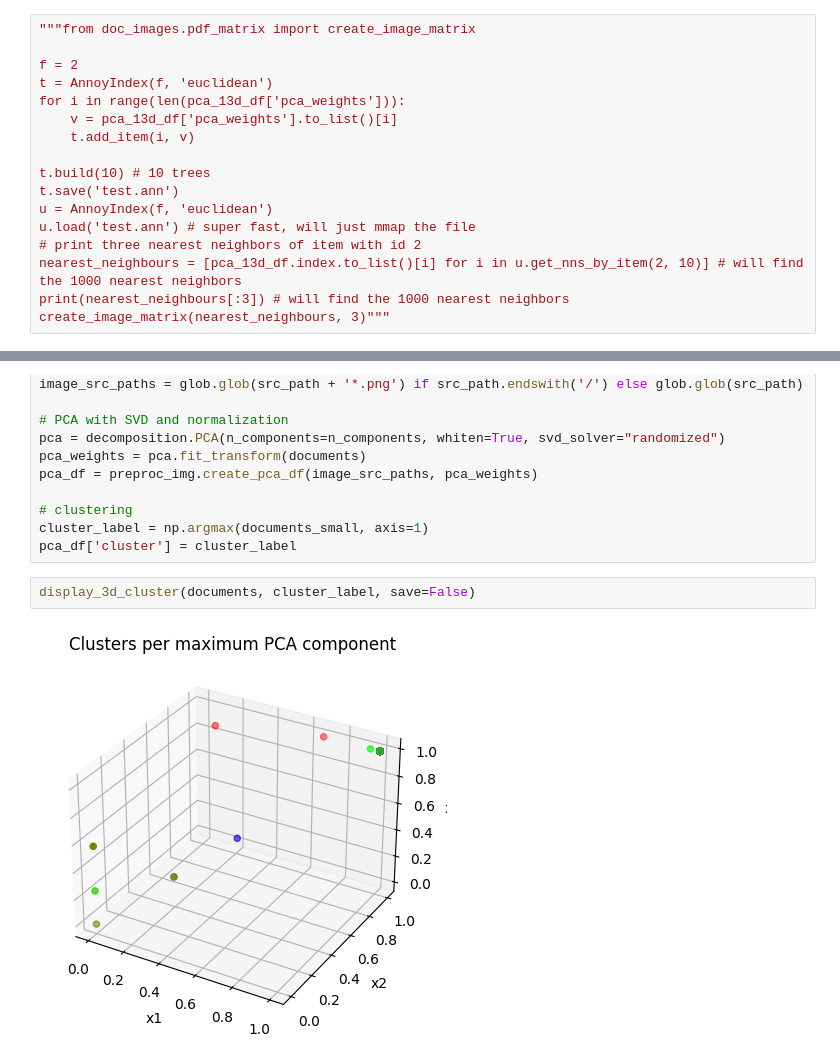
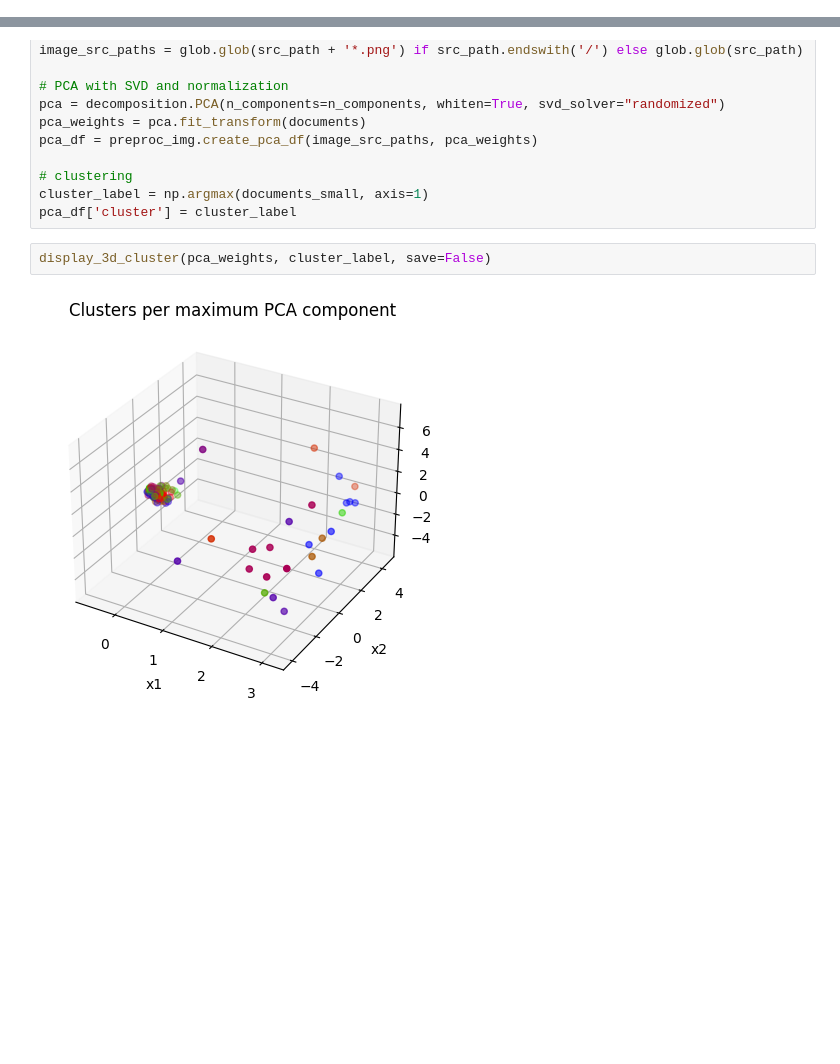
Before and after one commit to KlaraGtknst/topic-analysis-text-data, a Jupyter notebook: image_clustering.ipynb, the cells around one changed output, grey strips where cells are left out. Cells and saved outputs as stored; diff of their text form; blank space fills up the shorter version.

Commit message:
fix: 3d  cluster for white canvas images

```diff
--- a/image_clustering.ipynb
+++ b/image_clustering.ipynb
@@ -184,17 +178,0 @@ Moreover, there is little information available online.
-# %%
-"""from doc_images.pdf_matrix import create_image_matrix
-
-f = 2
-t = AnnoyIndex(f, 'euclidean')
-for i in range(len(pca_13d_df['pca_weights'])):
-    v = pca_13d_df['pca_weights'].to_list()[i]
-    t.add_item(i, v)
-
-t.build(10) # 10 trees
-t.save('test.ann')
-u = AnnoyIndex(f, 'euclidean')
-u.load('test.ann') # super fast, will just mmap the file
-# print three nearest neighbors of item with id 2
-nearest_neighbours = [pca_13d_df.index.to_list()[i] for i in u.get_nns_by_item(2, 10)] # will find the 1000 nearest neighbors
-print(nearest_neighbours[:3]) # will find the 1000 nearest neighbors
-create_image_matrix(nearest_neighbours, 3)"""
@@ -655,9 +631,9 @@ pca_df = preproc_img.create_pca_df(image_src_paths, pca_weights)
 cluster_label = np.argmax(documents_small, axis=1)
 pca_df['cluster'] = cluster_label
 # %%
-display_3d_cluster(documents, cluster_label, save=False)
+display_3d_cluster(pca_weights, cluster_label, save=False)
 # %% [output]
-[figure, old version]
+[figure, new version]
 # %%
 display_cluster_content(documents, cluster_label, max_w, max_h, save=False)
 # %% [output]
```
Also changed, not shown: parts of 9 cells of this notebook, 1 other file.
